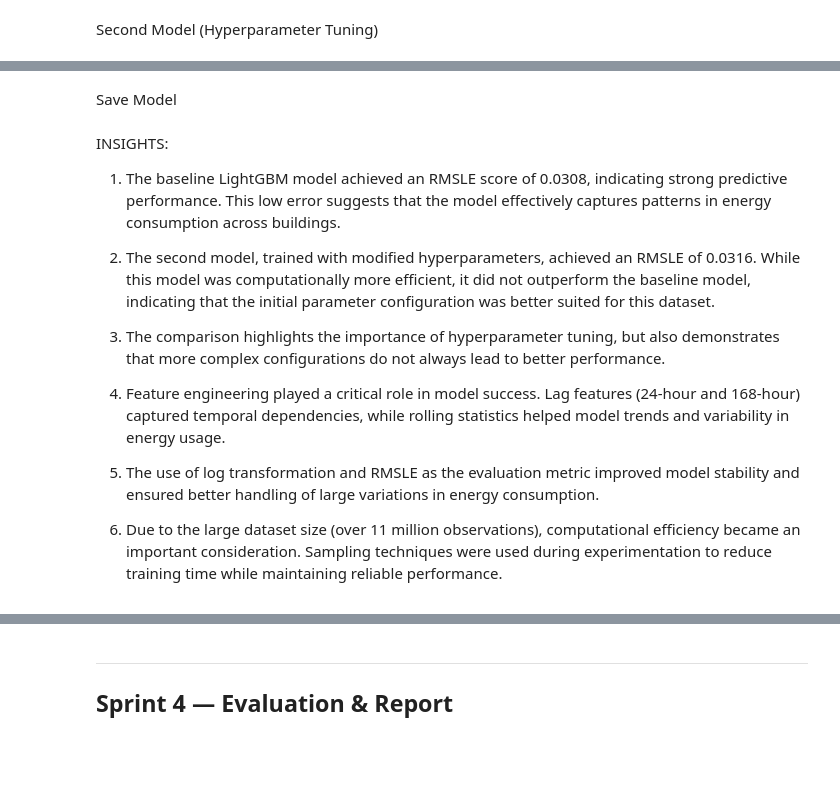
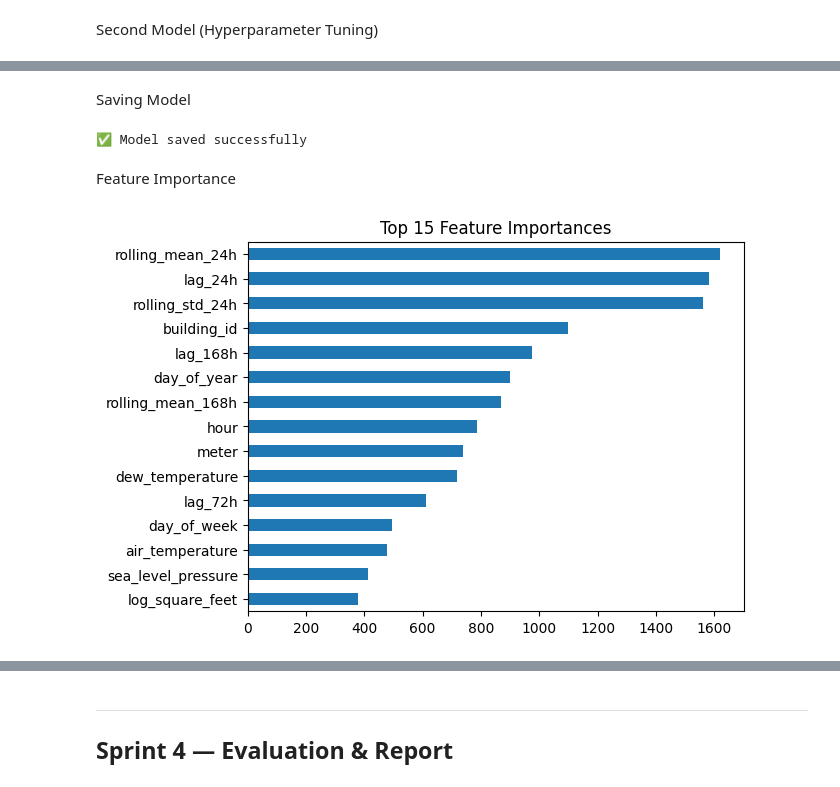
Before and after one commit to ZahraSabouri/CMT307_GreatEnergyPredictor, a Jupyter notebook: notebooks/Shivalika_Time_Series_Patterns.ipynb, the cells around one changed output, grey strips where cells are left out. Drawn from its saved outputs; the diff is of its cells as text; code cells hidden in the pictures; blank space fills up the shorter version.

```diff
--- a/notebooks/Shivalika_Time_Series_Patterns.ipynb
+++ b/notebooks/Shivalika_Time_Series_Patterns.ipynb
@@ -653,7 +613,12 @@ Predictions are made in log scale and then converted back to the original scale
 # %% [markdown]
 Compute RMSLE
 # %%
-from sklearn.metrics import mean_squared_log_error
+import sys
+import os
+sys.path.append(os.path.abspath(".."))
 
-rmsle_1 = np.sqrt(mean_squared_log_error(y_val, y_pred))
+
+from shared.metrics import rmsle
+
+rmsle_1 = rmsle(y_val, y_pred)
 print("RMSLE Model 1:", rmsle_1)
@@ -698,13 +638,4 @@ model2 = lgb.LGBMRegressor(
     n_jobs=-1
 )
 
-# use sample for speed
-X_sample = X_train.sample(frac=0.2, random_state=42)
-y_sample = y_train_log.loc[X_sample.index]
-
-model2.fit(X_sample, y_sample)
-
-y_pred2 = np.expm1(model2.predict(X_val))
-rmsle_2 = np.sqrt(mean_squared_log_error(y_val, y_pred2))
-
-print("RMSLE Model 2:", rmsle_2)
+model2.fit(X_train, y_train_log)
@@ -712,0 +652,6 @@ We train a second model with different hyperparameters to compare performance an
+# %%
+y_pred_log_2 = model2.predict(X_val)
+y_pred_2 = np.expm1(y_pred_log_2)
+
+rmsle_2 = rmsle(y_val, y_pred_2)
+print("RMSLE Model 2:", rmsle_2)
@@ -712,0 +672,2 @@ We train a second model with different hyperparameters to compare performance an
+# %%
+best_model = model if rmsle_1 < rmsle_2 else model2
@@ -713,10 +698,11 @@ We train a second model with different hyperparameters to compare performance an
 # %% [markdown]
-Save Model
+Saving Model
 # %%
 import pickle
-import os
-
-os.makedirs("outputs", exist_ok=True)
 
 with open("outputs/lightgbm_model.pkl", "wb") as f:
-    pickle.dump(model, f)
+    pickle.dump(best_model, f)
+
+print("✅ Model saved successfully")
+# %% [output]
+✅ Model saved successfully
@@ -727,14 +709,13 @@ print("Model 2 RMSLE:", rmsle_2)
-# %% [markdown]
-INSIGHTS:
-
-1. The baseline LightGBM model achieved an RMSLE score of 0.0308, indicating strong predictive performance. This low error suggests that the model effectively captures patterns in energy consumption across buildings.
-
-2. The second model, trained with modified hyperparameters, achieved an RMSLE of 0.0316. While this model was computationally more efficient, it did not outperform the baseline model, indicating that the initial parameter configuration was better suited for this dataset.
-
-3. The comparison highlights the importance of hyperparameter tuning, but also demonstrates that more complex configurations do not always lead to better performance.
-
-4. Feature engineering played a critical role in model success. Lag features (24-hour and 168-hour) captured temporal dependencies, while rolling statistics helped model trends and variability in energy usage.
-
-5. The use of log transformation and RMSLE as the evaluation metric improved model stability and ensured better handling of large variations in energy consumption.
-
-6. Due to the large dataset size (over 11 million observations), computational efficiency became an important consideration. Sampling techniques were used during experimentation to reduce training time while maintaining reliable performance.
+# %% [markdown]
+Feature Importance
+# %%
+import matplotlib.pyplot as plt
+
+importance = pd.Series(best_model.feature_importances_, index=X_train.columns)
+importance = importance.sort_values(ascending=False).head(15)
+
+importance[::-1].plot(kind="barh")
+plt.title("Top 15 Feature Importances")
+plt.show()
+# %% [output]
+[figure, added]
```
Also changed, not shown: parts of 40 cells of this notebook.
